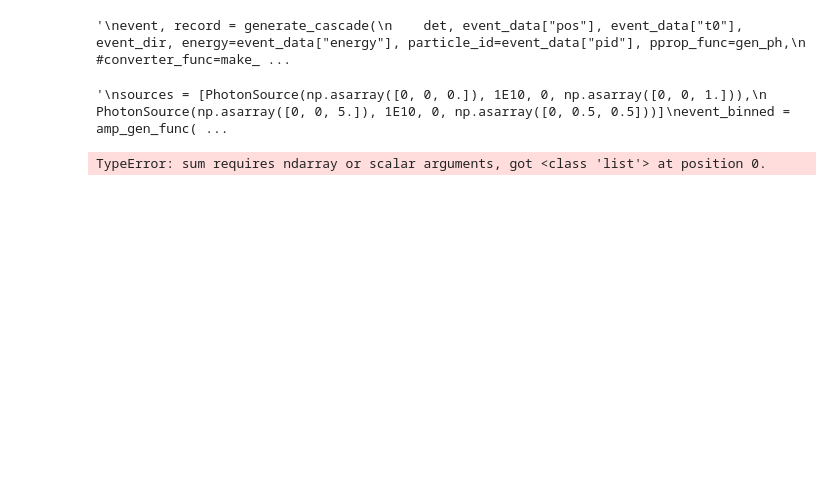
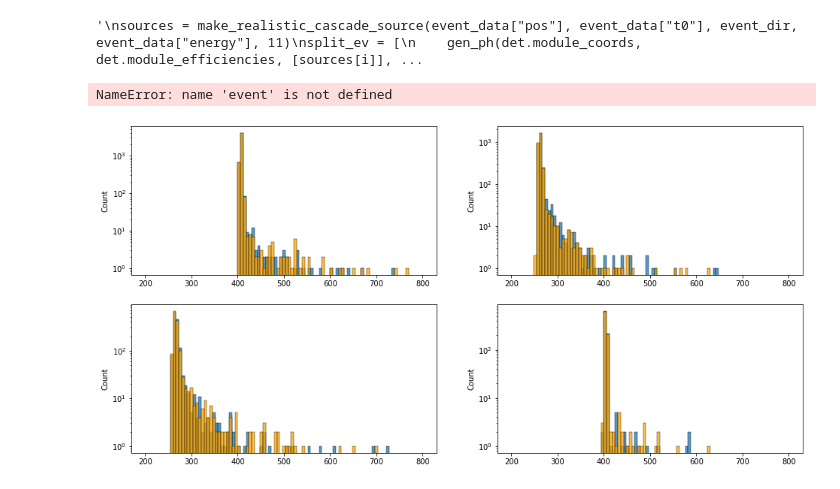
Before and after one commit to pone-software/hyperion, a Jupyter notebook: realistic_cascades.ipynb, the cells around one changed output. Drawn from its saved outputs; the diff is of its cells as text; code cells hidden in the pictures; blank space fills up the shorter version.

```diff
--- a/realistic_cascades.ipynb
+++ b/realistic_cascades.ipynb
@@ -175,0 +233,11 @@ event_dir = sph_to_cart_np(event_data["theta"], event_data["phi"])
+# %%
+"""
+sources = make_realistic_cascade_source(event_data["pos"], event_data["t0"], event_dir, event_data["energy"], 11)
+split_ev = [
+    gen_ph(det.module_coords, det.module_efficiencies, [sources[i]], seed=1, c_medium=c_medium_f(700) / 1E9)
+    for i in range(len(sources))
+]
+spl_sum = ak.concatenate([ev for ev in split_ev if ak.count(ev) > 0], axis=1)
+"""
+# %% [output]
+'\nsources = make_realistic_cascade_source(event_data["pos"], event_data["t0"], event_dir, event_data["energy"], 11)\nsplit_ev = [\n    gen_ph(det.module_coords, det.module_efficiencies, [sources[i]], ...
@@ -176,9 +246,7 @@ event_dir = sph_to_cart_np(event_data["theta"], event_data["phi"])
 # %%
-"""
-event, record = generate_cascade(
-    det, event_data["pos"], event_data["t0"], event_dir, energy=event_data["energy"], particle_id=event_data["pid"], pprop_func=gen_ph,
-    #converter_func=make_pointlike_cascade_source
+track_event, track_record = generate_realistic_track(
+    det, event_data["pos"], event_dir, track_len=300, t0=event_data["t0"], energy=event_data["energy"], pprop_func=gen_ph,
+    seed=1,
+    pprop_extras={"c_medium": c_medium_f(700) / 1E9},
+    propagator = prop
 )
-"""
-# %% [output]
-'\nevent, record = generate_cascade(\n    det, event_data["pos"], event_data["t0"], event_dir, energy=event_data["energy"], particle_id=event_data["pid"], pprop_func=gen_ph,\n    #converter_func=make_ ...
@@ -192,13 +252,0 @@ from jax import vmap, random
-# %%
-"""
-sources = [PhotonSource(np.asarray([0, 0, 0.]), 1E10, 0, np.asarray([0, 0, 1.])),
-           PhotonSource(np.asarray([0, 0, 5.]), 1E10, 0, np.asarray([0, 0.5, 0.5]))]
-event_binned = amp_gen_func(det.module_coords, det.module_efficiencies, sources)
-event = gen_ph(det.module_coords, det.module_efficiencies, sources)
-"""
-# %% [output]
-'\nsources = [PhotonSource(np.asarray([0, 0, 0.]), 1E10, 0, np.asarray([0, 0, 1.])),\n           PhotonSource(np.asarray([0, 0, 5.]), 1E10, 0, np.asarray([0, 0.5, 0.5]))]\nevent_binned = amp_gen_func( ...
-# %%
-jnp.sum(event_binned[0], axis=1)
-# %% [output]
-TypeError: sum requires ndarray or scalar arguments, got <class 'list'> at position 0.
@@ -204,0 +269,39 @@ TypeError: sum requires ndarray or scalar arguments, got <class 'list'> at posit
+# %%
+ixso = ak.argsort(ak.count(event, axis=1))[::-1]
+
+fig, axs = plt.subplots(2, 2, figsize=(16, 8))
+
+binning = np.linspace(200, 800, 100)
+
+for ix, ax in zip(ixso, axs.ravel()):
+    times = event[ix]
+    sns.histplot(np.asarray(times), bins=binning, ax=ax)
+    ax.set_yscale("log")
+# %% [output]
+NameError: name 'event' is not defined
+# %%
+ixso = ak.argsort(ak.count(event2, axis=1))[::-1]
+
+fig, axs = plt.subplots(2, 2, figsize=(16, 8))
+
+binning = np.linspace(200, 800, 100)
+
+for ix, ax in zip(ixso, axs.ravel()):
+    times = event2[ix]
+    sns.histplot(np.asarray(times), bins=binning, ax=ax)
+
+    times = event3[ix]
+    sns.histplot(np.asarray(times), bins=binning, ax=ax, color="orange")
+    ax.set_yscale("log")
+
+    """
+
+    times = spl_sum[ix]
+    sns.histplot(np.asarray(times), bins=binning, ax=ax, color="blue")
+    for spl in split_ev:
+        if ak.count(spl) > 0:
+            times = spl[ix]
+            sns.histplot(np.asarray(times), bins=binning, ax=ax, color="blue")
+    """
+# %% [output]
+[figure, added]
```
Also changed, not shown: parts of 39 cells of this notebook, 5 other files.
